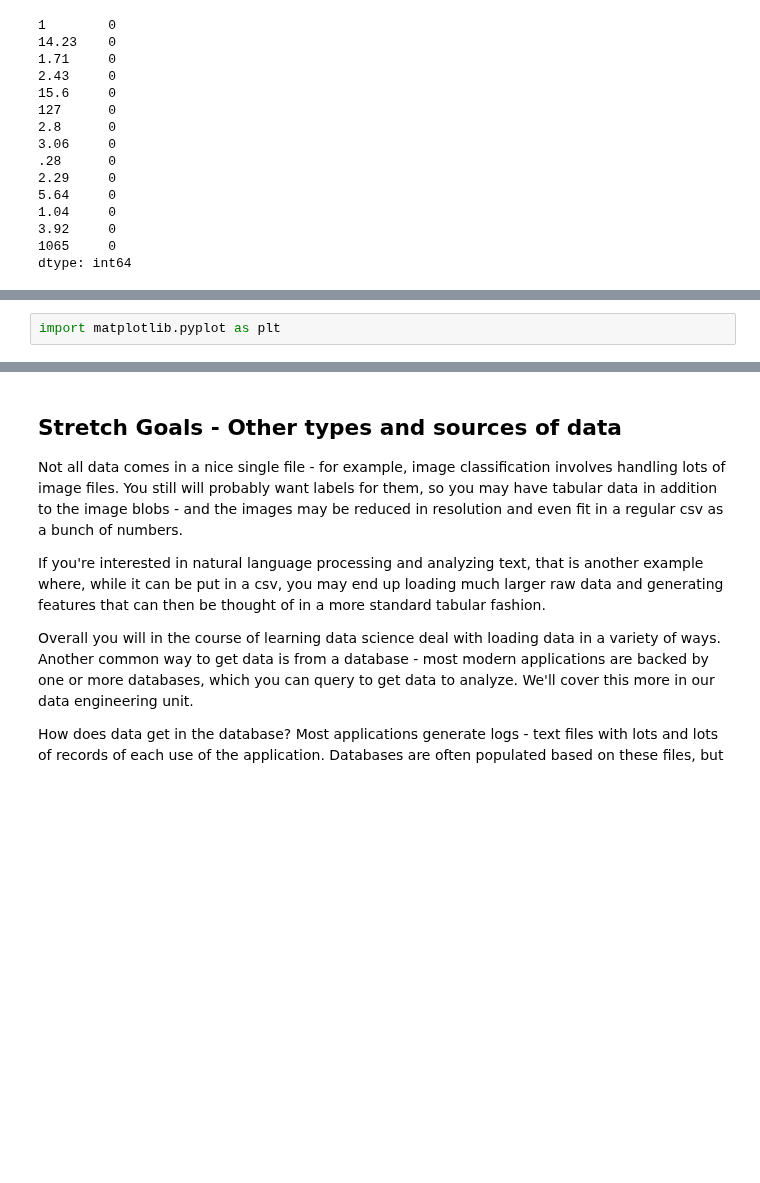
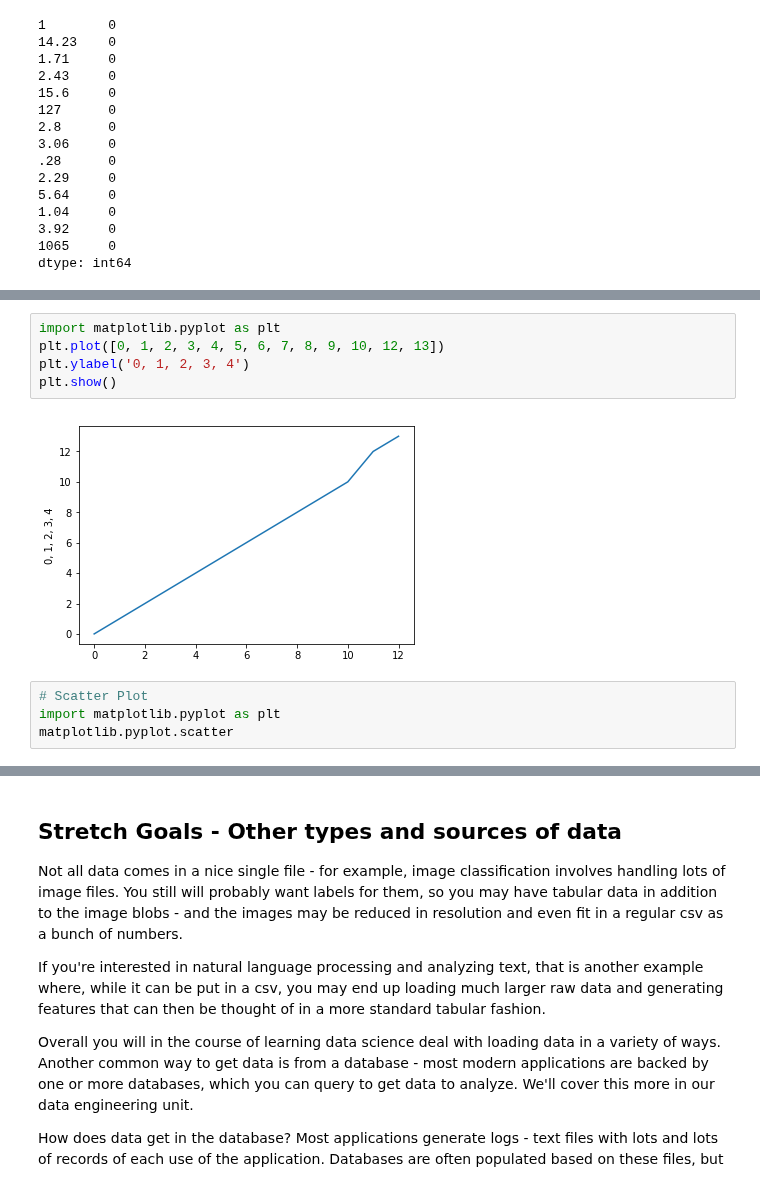
Before and after one commit to HeyLaxmi/DS-Unit-1-Sprint-1-Dealing-With-Data, a Jupyter notebook: Copy_of_LS_DS_112_Loading_Data.ipynb, the cells around one changed output, grey strips where cells are left out. Drawn from its saved outputs; the diff is of its cells as text; blank space fills up the shorter version.

```diff
--- a/Copy_of_LS_DS_112_Loading_Data.ipynb
+++ b/Copy_of_LS_DS_112_Loading_Data.ipynb
@@ -344,2 +380,11 @@ dtype: int64
+# %%
+import matplotlib.pyplot as plt
+plt.plot([0, 1, 2, 3, 4, 5, 6, 7, 8, 9, 10, 12, 13])
+plt.ylabel('0, 1, 2, 3, 4')
+plt.show()
+# %% [output]
+[figure, added]
 # %%
+# Scatter Plot
 import matplotlib.pyplot as plt
+matplotlib.pyplot.scatter
```
Also changed, not shown: parts of 6 cells of this notebook.
